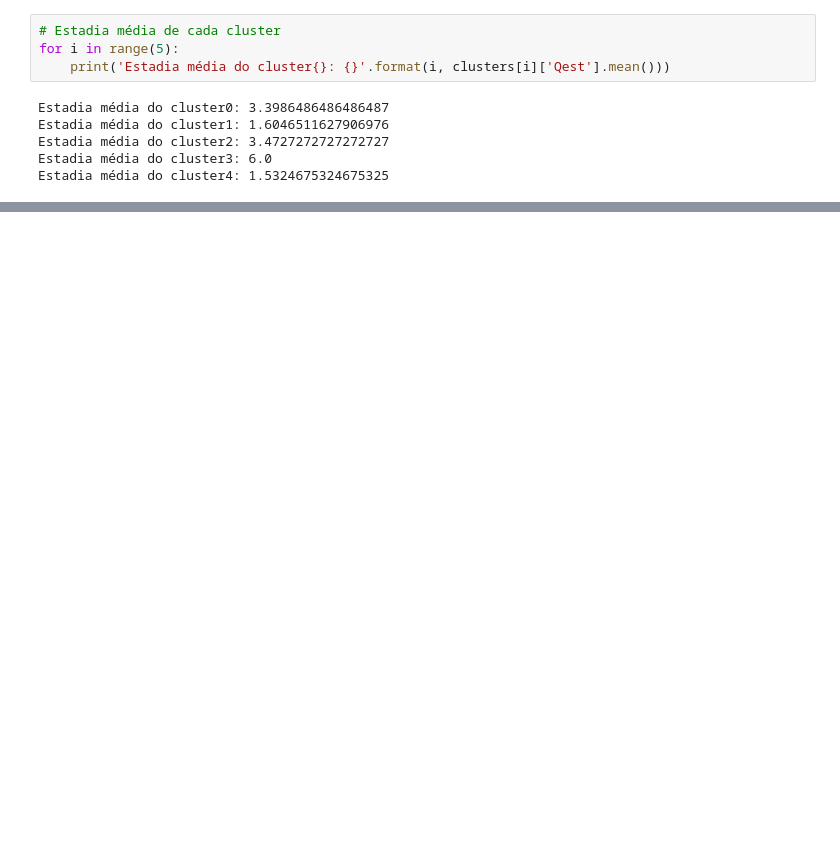
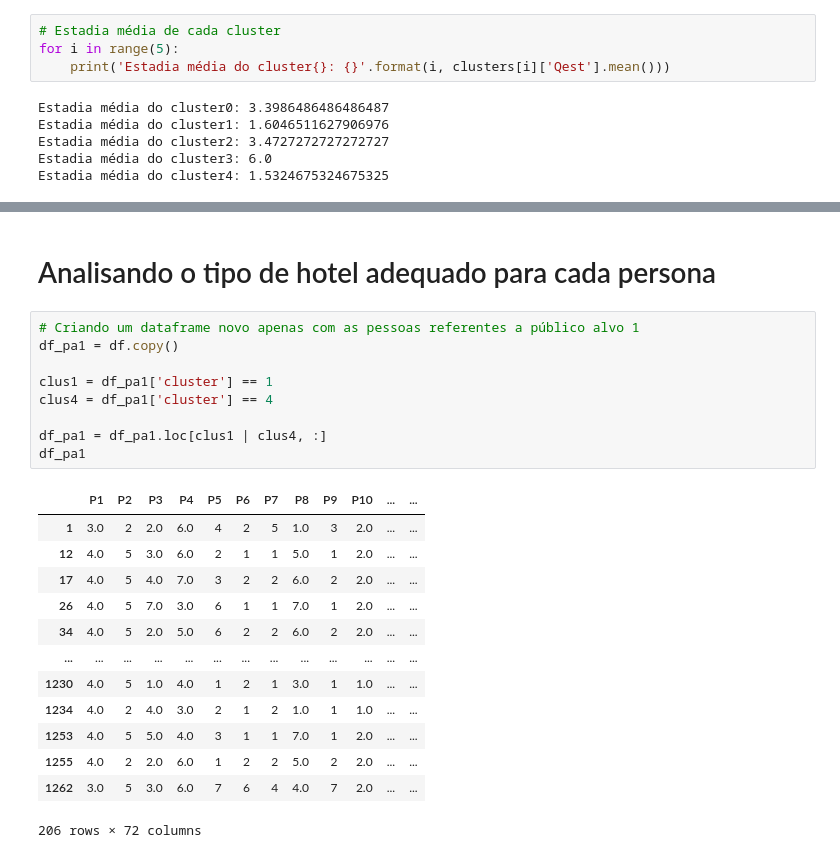
Before and after one commit to pmahfuz/Jr_hotelaria, a Jupyter notebook: Analise_base.ipynb, the cells around one changed output, grey strips where cells are left out. Cells and saved outputs as stored; diff of their text form; blank space fills up the shorter version.

Commit message:
analise das especifidades de ambos publicos alvos

```diff
--- a/Analise_base.ipynb
+++ b/Analise_base.ipynb
@@ -489,0 +510,25 @@ tab.to_frame()
+# %% [markdown]
+# Analisando o tipo de hotel adequado para cada persona
+# %%
+# Criando um dataframe novo apenas com as pessoas referentes a público alvo 1
+df_pa1 = df.copy()
+
+clus1 = df_pa1['cluster'] == 1
+clus4 = df_pa1['cluster'] == 4
+
+df_pa1 = df_pa1.loc[clus1 | clus4, :]
+df_pa1
+# %% [output]
+|  | P1 | P2 | P3 | P4 | P5 | P6 | P7 | P8 | P9 | P10 | ... | ... |
+| 1 | 3.0 | 2 | 2.0 | 6.0 | 4 | 2 | 5 | 1.0 | 3 | 2.0 | ... | ... |
+| 12 | 4.0 | 5 | 3.0 | 6.0 | 2 | 1 | 1 | 5.0 | 1 | 2.0 | ... | ... |
+| 17 | 4.0 | 5 | 4.0 | 7.0 | 3 | 2 | 2 | 6.0 | 2 | 2.0 | ... | ... |
+| 26 | 4.0 | 5 | 7.0 | 3.0 | 6 | 1 | 1 | 7.0 | 1 | 2.0 | ... | ... |
+| 34 | 4.0 | 5 | 2.0 | 5.0 | 6 | 2 | 2 | 6.0 | 2 | 2.0 | ... | ... |
+| ... | ... | ... | ... | ... | ... | ... | ... | ... | ... | ... | ... | ... |
+| 1230 | 4.0 | 5 | 1.0 | 4.0 | 1 | 2 | 1 | 3.0 | 1 | 1.0 | ... | ... |
+| 1234 | 4.0 | 2 | 4.0 | 3.0 | 2 | 1 | 2 | 1.0 | 1 | 1.0 | ... | ... |
+| 1253 | 4.0 | 5 | 5.0 | 4.0 | 3 | 1 | 1 | 7.0 | 1 | 2.0 | ... | ... |
+| 1255 | 4.0 | 2 | 2.0 | 6.0 | 1 | 2 | 2 | 5.0 | 2 | 2.0 | ... | ... |
+| 1262 | 3.0 | 5 | 3.0 | 6.0 | 7 | 6 | 4 | 4.0 | 7 | 2.0 | ... | ... |
+206 rows × 72 columns
```
Also changed, not shown: parts of 42 cells of this notebook.
